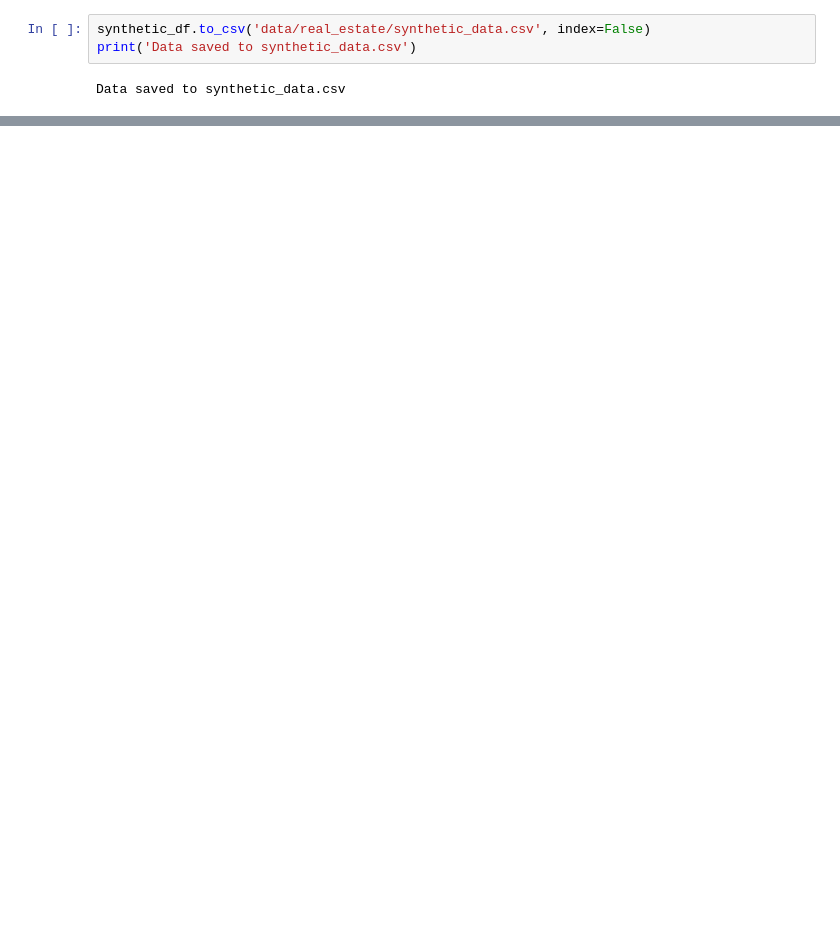
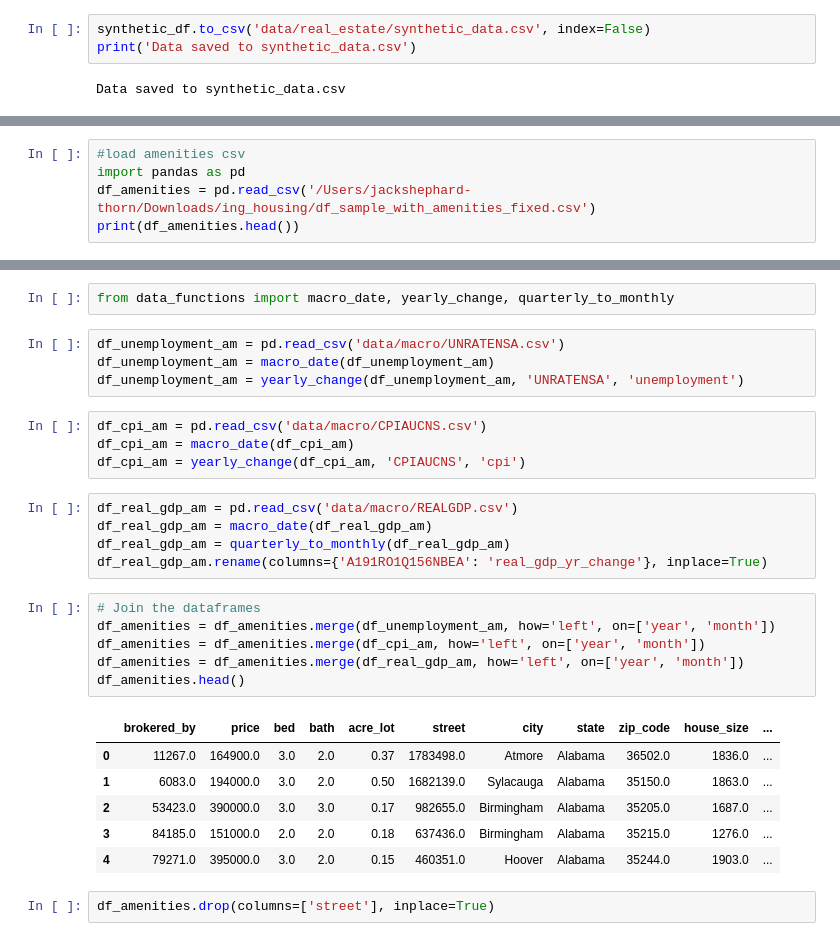
Before and after one commit to jakub-filon/ing_housing, a Jupyter notebook: data_preprocessing_and_EDA.ipynb, the cells around one changed output, grey strips where cells are left out. Drawn from its saved outputs; the diff is of its cells as text; blank space fills up the shorter version.

Commit message:
I added the sample df with geocoded amenities and put into the same format as kuba for the synthetic_df

```diff
--- a/data_preprocessing_and_EDA.ipynb
+++ b/data_preprocessing_and_EDA.ipynb
@@ -251,0 +251,5 @@ Data saved to synthetic_data.csv
+# %%
+#load amenities csv
+import pandas as pd
+df_amenities = pd.read_csv('/Users/jackshephard-thorn/Downloads/ing_housing/df_sample_with_amenities_fixed.csv')
+print(df_amenities.head())
@@ -251,0 +274,30 @@ Data saved to synthetic_data.csv
+# %%
+from data_functions import macro_date, yearly_change, quarterly_to_monthly
+# %%
+df_unemployment_am = pd.read_csv('data/macro/UNRATENSA.csv')
+df_unemployment_am = macro_date(df_unemployment_am)
+df_unemployment_am = yearly_change(df_unemployment_am, 'UNRATENSA', 'unemployment')
+# %%
+df_cpi_am = pd.read_csv('data/macro/CPIAUCNS.csv')
+df_cpi_am = macro_date(df_cpi_am)
+df_cpi_am = yearly_change(df_cpi_am, 'CPIAUCNS', 'cpi')
+# %%
+df_real_gdp_am = pd.read_csv('data/macro/REALGDP.csv')
+df_real_gdp_am = macro_date(df_real_gdp_am)
+df_real_gdp_am = quarterly_to_monthly(df_real_gdp_am)
+df_real_gdp_am.rename(columns={'A191RO1Q156NBEA': 'real_gdp_yr_change'}, inplace=True)
+# %%
+# Join the dataframes
+df_amenities = df_amenities.merge(df_unemployment_am, how='left', on=['year', 'month'])
+df_amenities = df_amenities.merge(df_cpi_am, how='left', on=['year', 'month'])
+df_amenities = df_amenities.merge(df_real_gdp_am, how='left', on=['year', 'month'])
+df_amenities.head()
+# %% [output]
+|  | brokered_by | price | bed | bath | acre_lot | street | city | state | zip_code | house_size | ... |
+| 0 | 11267.0 | 164900.0 | 3.0 | 2.0 | 0.37 | 1783498.0 | Atmore | Alabama | 36502.0 | 1836.0 | ... |
+| 1 | 6083.0 | 194000.0 | 3.0 | 2.0 | 0.50 | 1682139.0 | Sylacauga | Alabama | 35150.0 | 1863.0 | ... |
+| 2 | 53423.0 | 390000.0 | 3.0 | 3.0 | 0.17 | 982655.0 | Birmingham | Alabama | 35205.0 | 1687.0 | ... |
+| 3 | 84185.0 | 151000.0 | 2.0 | 2.0 | 0.18 | 637436.0 | Birmingham | Alabama | 35215.0 | 1276.0 | ... |
+| 4 | 79271.0 | 395000.0 | 3.0 | 2.0 | 0.15 | 460351.0 | Hoover | Alabama | 35244.0 | 1903.0 | ... |
+# %%
+df_amenities.drop(columns=['street'], inplace=True)
```
Also changed, not shown: parts of 5 cells of this notebook, 1 other file.
